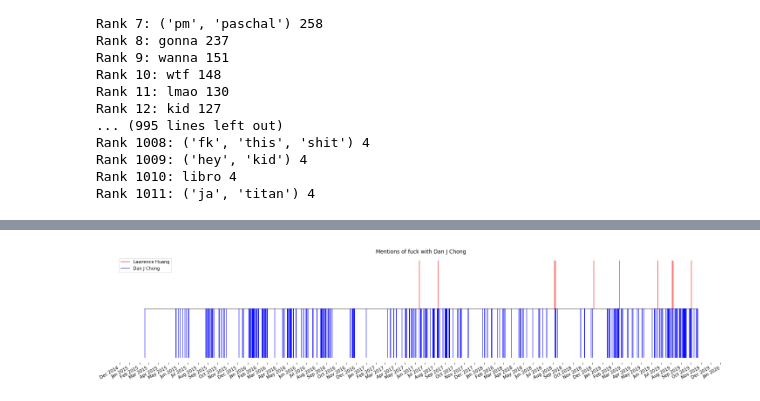
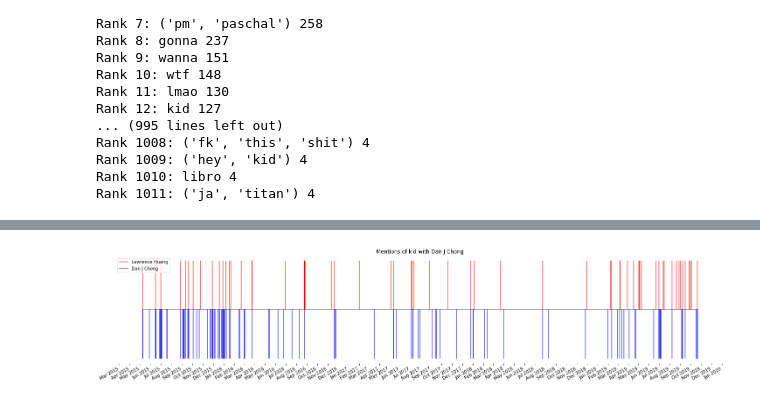
Before and after one commit to EliSilvert/Social-Media-Data-Analysis, a Jupyter notebook: Slang_frequency_and_viz.ipynb, the cells around one changed output, grey strips where cells are left out. Saved outputs shown, nothing was run; the diff lists cells and outputs as text; code cells hidden in the pictures.

```diff
--- a/Slang_frequency_and_viz.ipynb
+++ b/Slang_frequency_and_viz.ipynb
@@ -39,12 +39,13 @@ def preprocess(words):
     words = words.encode("ascii", "ignore").decode("UTF-8")
     return words
 
-def print_sorted_dict(d, first_x=None):
+def print_sorted_dict(d, first_x=None, actually_print=True):
     sorted_keys = sorted(d, key=d.get, reverse=True)
     for i, key in enumerate(sorted_keys):
         if first_x is not None and i >= first_x:
             break
-        print(f"Rank {i+1}:", key, d[key])
+        if actually_print:
+            print(f"Rank {i+1}:", key, d[key])
     return sorted_keys
 
 def is_contraction(word):
@@ -178,8 +179,9 @@ Enoch Jiang
 [figure]
 # %%
 # counts number of words
-
-friend_to_words = defaultdict(lambda: 0)
+def return_zero():
+    return 0
+friend_to_words = defaultdict(return_zero)
 
 for friend_name, conv_dict in conv_dicts.items():
 #     print("Friend name:", friend_name)
@@ -194,6 +196,7 @@ for friend_name, conv_dict in conv_dicts.items():
         except KeyError:
             pass
 _ = print_sorted_dict(friend_to_words, first_x=25)
+pickle.dump(friend_to_words, open("friend_to_words", "wb"))
 # %% [output]
 Rank 1: Aneree Rathod 199846
 Rank 2: Dan J Chong 194411
@@ -465,11 +479,11 @@ KeyboardInterrupt:
 # %%
 # MODIFY THESE
 # =================================
 # term_examined = ("holy", "shit")
 # term_examined = ("okay")
 # term_examined = ("shit")
-term_examined = ("fuck")
+term_examined = ("kid")
 friend_name = "Dan J Chong"
 plot_term_mentions(term_examined, friend_name)
 # %% [output]
-[figure, old version]
+[figure, new version]
```
Also changed, not shown: parts of 2 cells of this notebook, 2 other files.
